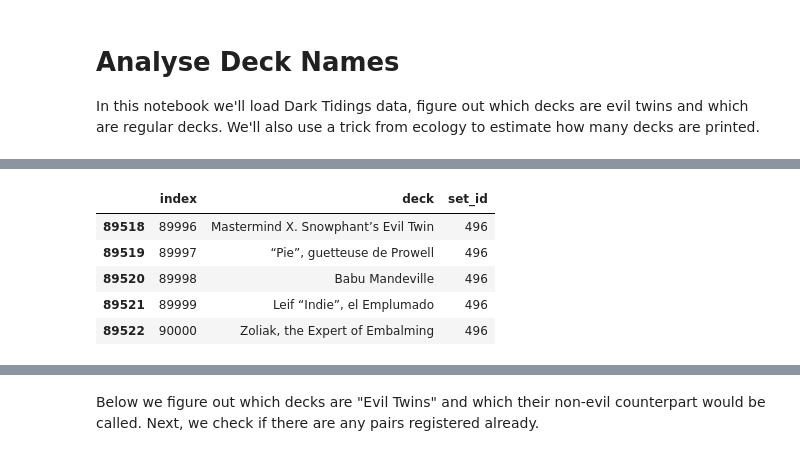
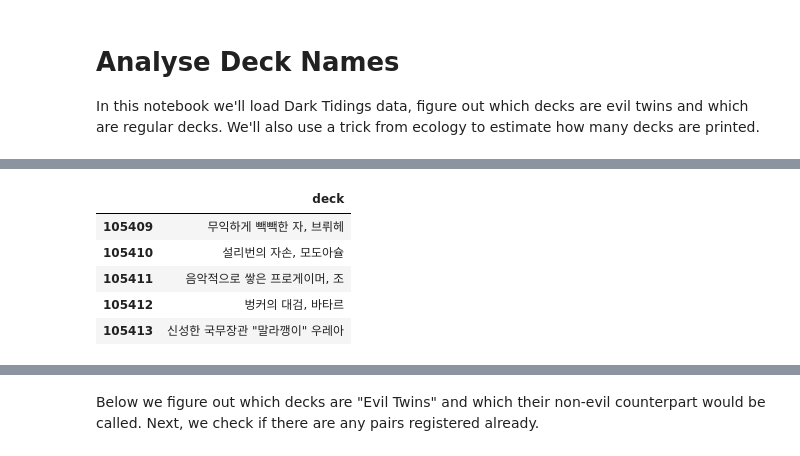
Before and after one commit to 4dcu-be/BayesianSalesAnalysis, a Jupyter notebook: 011 - Analyze Deck Names.ipynb, the cells around one changed output, grey strips where cells are left out. Cells and saved outputs as stored; diff of their text form; code cells hidden in the pictures.

```diff
--- a/011 - Analyze Deck Names.ipynb
+++ b/011 - Analyze Deck Names.ipynb
@@ -9,15 +10,15 @@ import numpy as np
 # %% [output]
 [interactive output not drawn]
 # %%
-deck_data = (
-    pd.read_table("./data/deck_names.tab", index_col=0).drop_duplicates().reset_index()
-)
+deck_data = pd.read_csv(
+    "./data/dark_tidings_names.csv", header=None, names=["deck"]
+).drop_duplicates()
 deck_data.tail()
 # %% [output]
-|  | index | deck | set_id |
-| 89518 | 89996 | Mastermind X. Snowphant’s Evil Twin | 496 |
-| 89519 | 89997 | “Pie”, guetteuse de Prowell | 496 |
-| 89520 | 89998 | Babu Mandeville | 496 |
-| 89521 | 89999 | Leif “Indie”, el Emplumado | 496 |
-| 89522 | 90000 | Zoliak, the Expert of Embalming | 496 |
+|  | deck |
+| 105409 | 무익하게 빽빽한 자, 브뤼헤 |
+| 105410 | 설리번의 자손, 모도아슐 |
+| 105411 | 음악적으로 쌓은 프로게이머, 조 |
+| 105412 | 벙커의 대검, 바타르 |
+| 105413 | 신성한 국무장관 "말라깽이" 우레아 |
 [interactive output not drawn]
```
Also changed, not shown: parts of 17 cells of this notebook, 8 other files.
